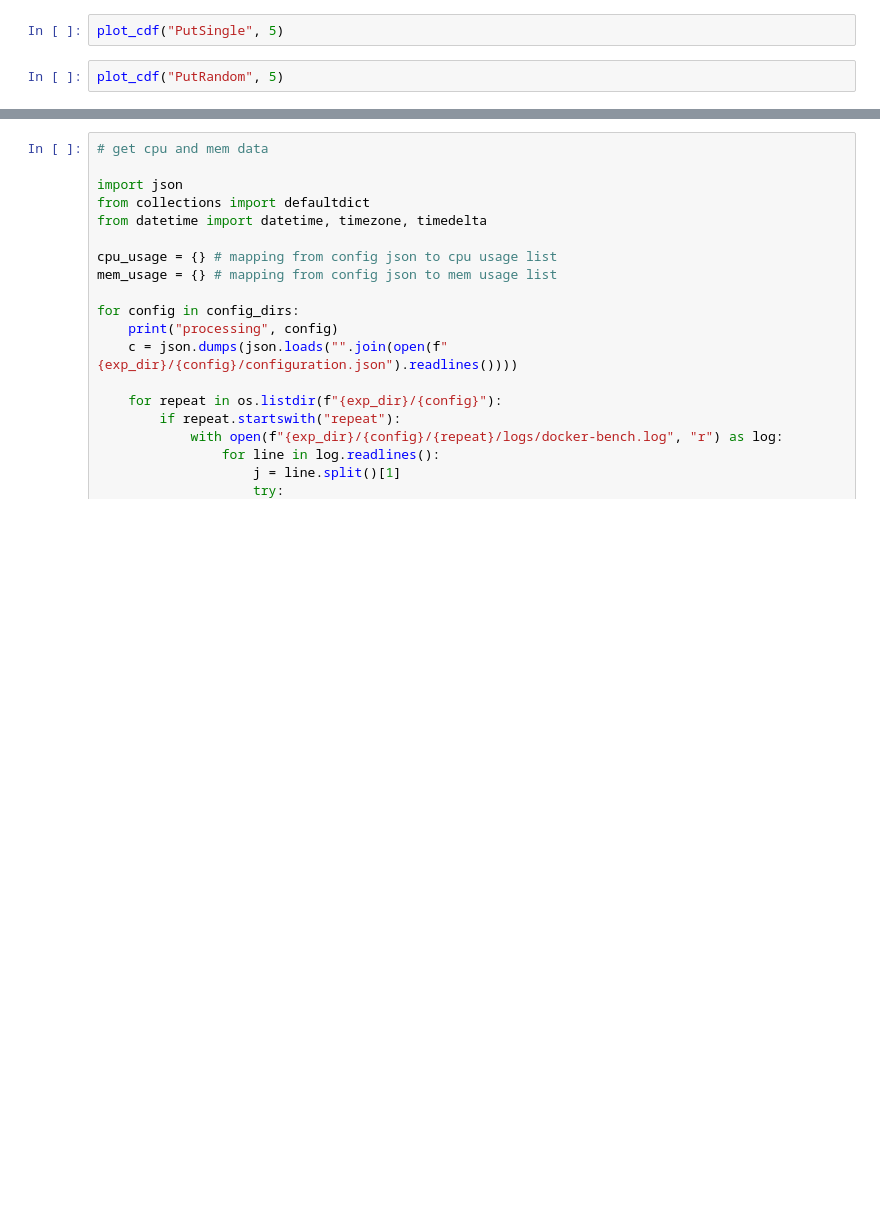
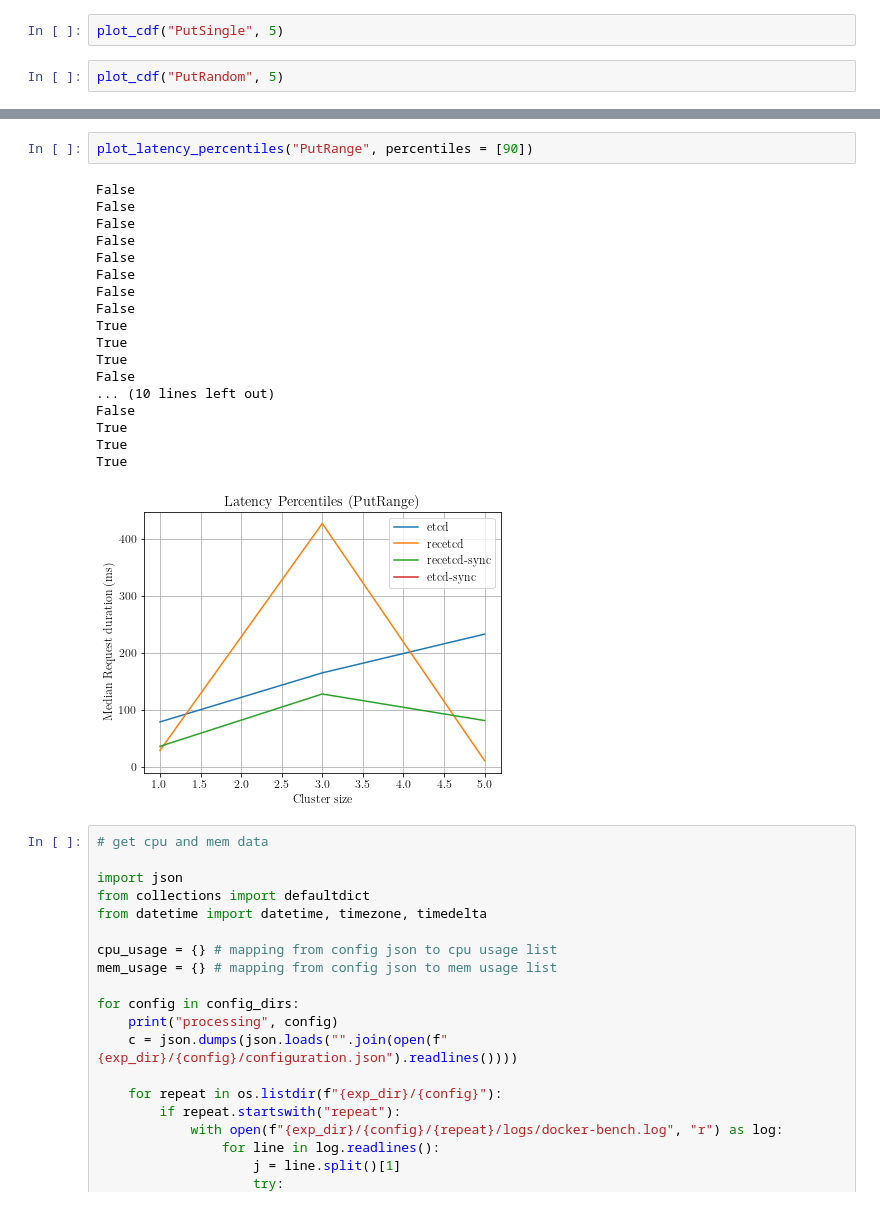
Before and after one commit to jeffa5/mergeable-etcd, a Jupyter notebook: experiments/distributed-bencher/analysis.ipynb, the cells around one changed output, grey strips where cells are left out. Cells and saved outputs as stored; diff of their text form; blank space fills up the shorter version.

```diff
--- a/experiments/distributed-bencher/analysis.ipynb
+++ b/experiments/distributed-bencher/analysis.ipynb
@@ -235,3 +322,24 @@ plot_cdf("PutRandom", 5)
+# %%
+plot_latency_percentiles("PutRange", percentiles = [90])
+# %% [output]
+False
+False
+False
+False
+False
+False
+False
+False
+True
+True
+True
+False
+... (10 lines left out)
+False
+True
+True
+True
+[figure, added]
 # %%
 # get cpu and mem data
 
```
Also changed, not shown: parts of 11 cells of this notebook, 5 other files.
